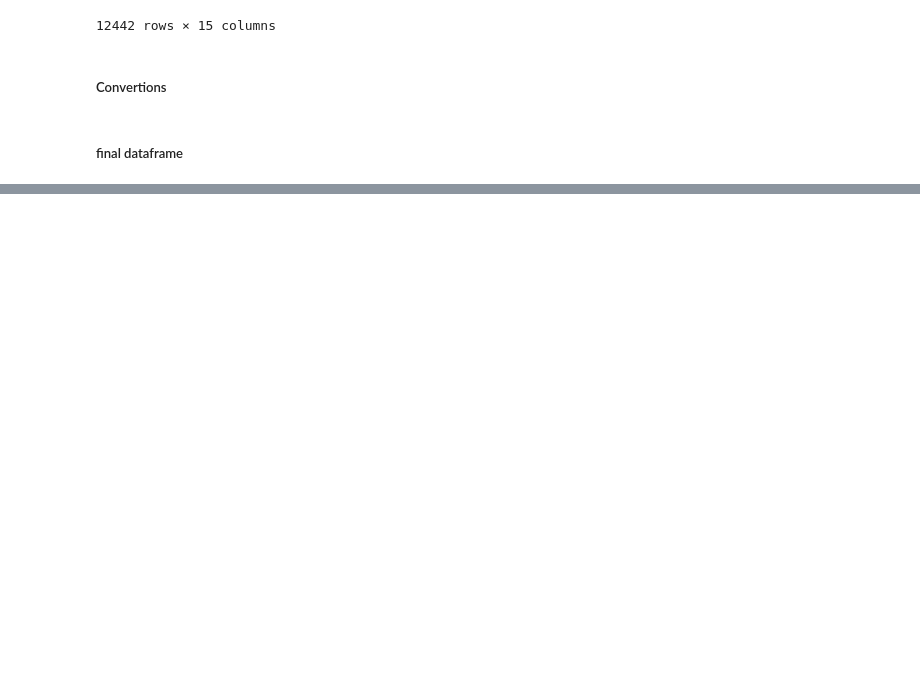
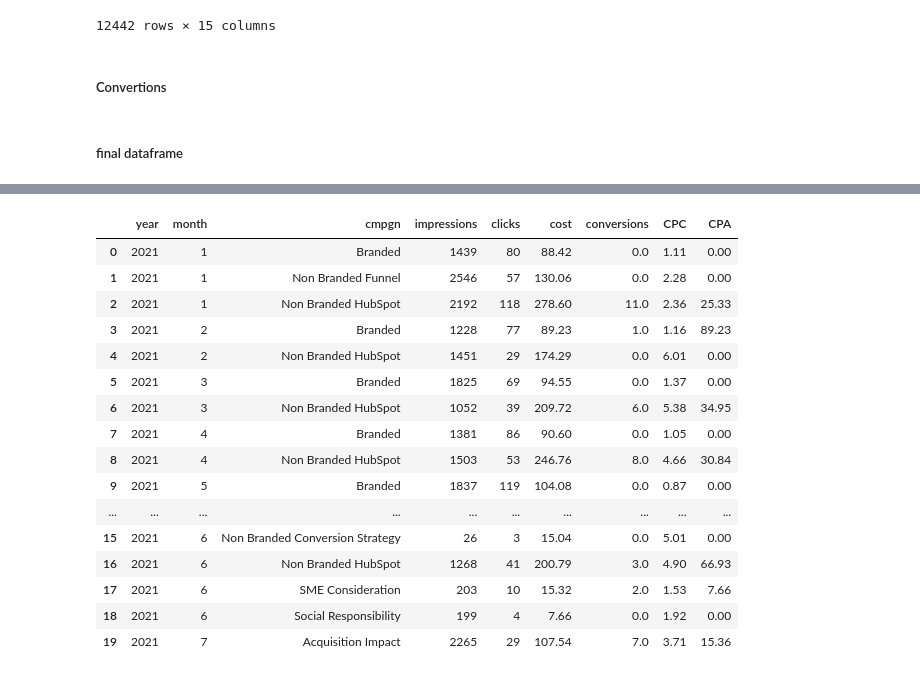
Before and after one commit to Maxterjs99/marketing_test, a Jupyter notebook: datamarketing.ipynb, the cells around one changed output, grey strips where cells are left out. Saved outputs shown, nothing was run; the diff lists cells and outputs as text; code cells hidden in the pictures; blank space fills up the shorter version.

```diff
--- a/datamarketing.ipynb
+++ b/datamarketing.ipynb
@@ -144,0 +252,20 @@ memory usage: 1.4+ MB
+# %%
+df2_grouped.head(20)
+# %% [output]
+|  | year | month | cmpgn | impressions | clicks | cost | conversions | CPC | CPA |
+| 0 | 2021 | 1 | Branded | 1439 | 80 | 88.42 | 0.0 | 1.11 | 0.00 |
+| 1 | 2021 | 1 | Non Branded Funnel | 2546 | 57 | 130.06 | 0.0 | 2.28 | 0.00 |
+| 2 | 2021 | 1 | Non Branded HubSpot | 2192 | 118 | 278.60 | 11.0 | 2.36 | 25.33 |
+| 3 | 2021 | 2 | Branded | 1228 | 77 | 89.23 | 1.0 | 1.16 | 89.23 |
+| 4 | 2021 | 2 | Non Branded HubSpot | 1451 | 29 | 174.29 | 0.0 | 6.01 | 0.00 |
+| 5 | 2021 | 3 | Branded | 1825 | 69 | 94.55 | 0.0 | 1.37 | 0.00 |
+| 6 | 2021 | 3 | Non Branded HubSpot | 1052 | 39 | 209.72 | 6.0 | 5.38 | 34.95 |
+| 7 | 2021 | 4 | Branded | 1381 | 86 | 90.60 | 0.0 | 1.05 | 0.00 |
+| 8 | 2021 | 4 | Non Branded HubSpot | 1503 | 53 | 246.76 | 8.0 | 4.66 | 30.84 |
+| 9 | 2021 | 5 | Branded | 1837 | 119 | 104.08 | 0.0 | 0.87 | 0.00 |
+| ... | ... | ... | ... | ... | ... | ... | ... | ... | ... |
+| 15 | 2021 | 6 | Non Branded Conversion Strategy | 26 | 3 | 15.04 | 0.0 | 5.01 | 0.00 |
+| 16 | 2021 | 6 | Non Branded HubSpot | 1268 | 41 | 200.79 | 3.0 | 4.90 | 66.93 |
+| 17 | 2021 | 6 | SME Consideration | 203 | 10 | 15.32 | 2.0 | 1.53 | 7.66 |
+| 18 | 2021 | 6 | Social Responsibility | 199 | 4 | 7.66 | 0.0 | 1.92 | 0.00 |
+| 19 | 2021 | 7 | Acquisition Impact | 2265 | 29 | 107.54 | 7.0 | 3.71 | 15.36 |
```
Also changed, not shown: parts of 15 cells of this notebook, 1 other file.
